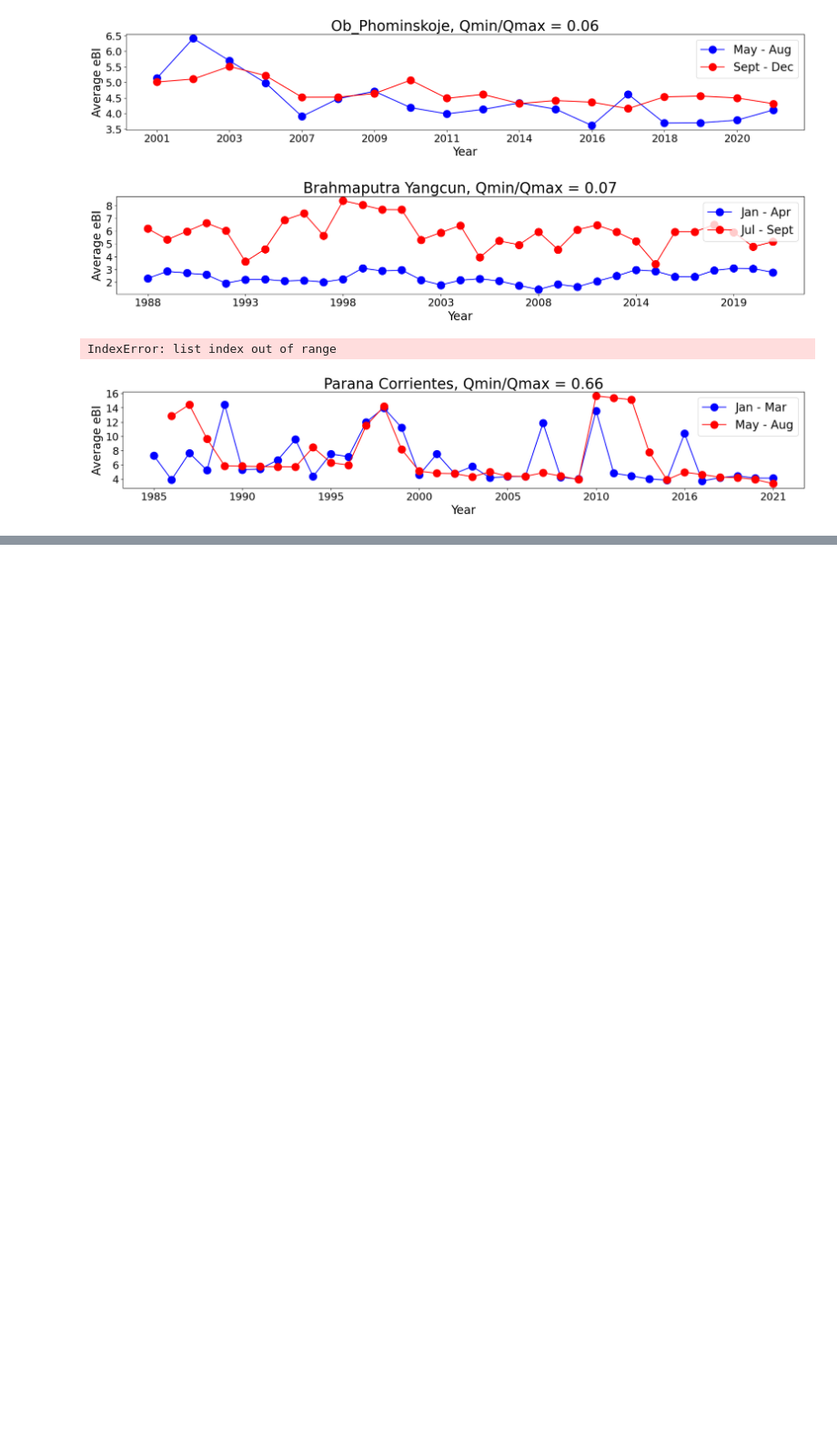
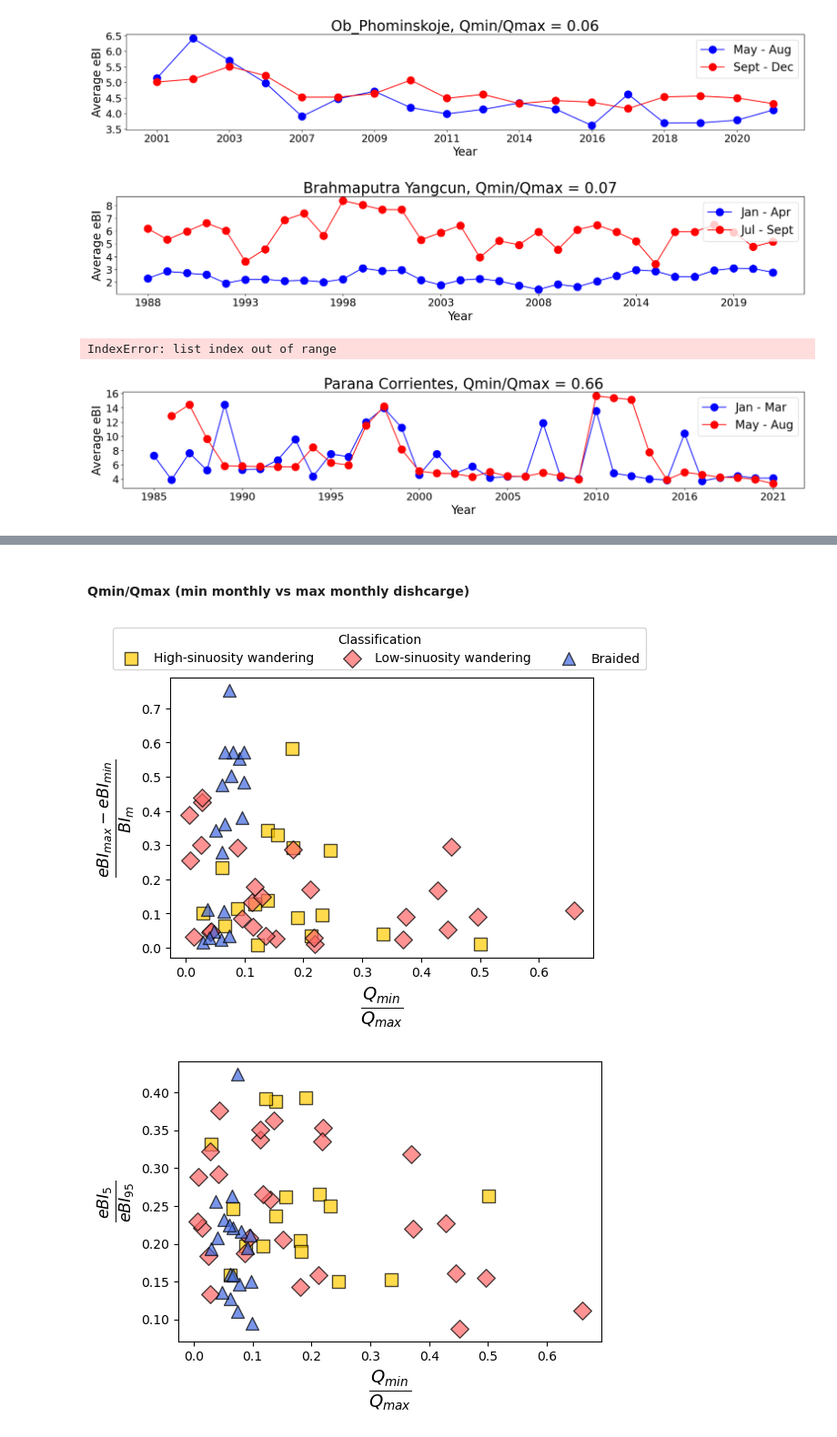
Before and after one commit to feifeixzhao/eBIcalculator, a Jupyter notebook: plot_eBI.ipynb, the cells around one changed output, grey strips where cells are left out. Shown at 91% size. Saved outputs shown, nothing was run; the diff lists cells and outputs as text; code cells hidden in the pictures; blank space fills up the shorter version.

```diff
--- a/plot_eBI.ipynb
+++ b/plot_eBI.ipynb
@@ -734,0 +641,53 @@ Mean yearly eBI difference for eBI_results.csv: 0.42126589888916977
+# %% [markdown]
+#### Qmin/Qmax (min monthly vs max monthly dishcarge)
+# %%
+statistics_df['Qmin_to_Qmax_ratio'] = statistics_df['Qmin'] / statistics_df['Qmax']
+statistics_df['month_diff_mean_bi'] = statistics_df['Month_diff'] / statistics_df['Mean_BI']
+statistics_df['ebi_min_max'] = statistics_df['Percentile_5'] / statistics_df['Percentile_95']
+statistics_df['percent_diff_mean_bi'] = statistics_df['eBI_range'] / statistics_df['Mean_BI']
+
+fig1=plt.figure(figsize=(6, 4))
+fig2=plt.figure(figsize=(6, 4))
+fig3=plt.figure(figsize=(6, 4))
+fig4=plt.figure(figsize=(6, 4))
+ax1 = fig1.add_subplot(111)
+ax2 = fig2.add_subplot(111)
+ax3 = fig3.add_subplot(111)
+ax4 = fig4.add_subplot(111)
+markers = {'HSW': 's', 'LSW': 'D', 'B': '^'}
+colors = {'HSW': '#FFCC00', 'LSW': '#FF6666', 'B': '#4169E1'}
+for cls in markers:
+    ax1.scatter(statistics_df[statistics_df['Classification'] == cls]['Qmin_to_Qmax_ratio'],
+                statistics_df[statistics_df['Classification'] == cls]['month_diff_mean_bi'],
+                label=cls, marker=markers[cls], c=colors[cls], edgecolors='black', s=100, alpha=0.7) # s is size of markers
+    ax2.scatter(statistics_df[statistics_df['Classification'] == cls]['Qmin_to_Qmax_ratio'],
+                statistics_df[statistics_df['Classification'] == cls]['ebi_min_max'],
+                label=cls, marker=markers[cls], c=colors[cls], edgecolors='black', s=100, alpha=0.7) # s is size of markers
+    ax3.scatter(statistics_df[statistics_df['Classification'] == cls]['Qmin_to_Qmax_ratio'],
+                statistics_df[statistics_df['Classification'] == cls]['percent_diff_mean_bi'],
+                label=cls, marker=markers[cls], c=colors[cls], edgecolors='black', s=100, alpha=0.7) # s is size of markers
+    ax4.scatter(statistics_df[statistics_df['Classification'] == cls]['Qmin_to_Qmax_ratio'],
+                statistics_df[statistics_df['Classification'] == cls]['mean_ebi_bi'],
+                label=cls, marker=markers[cls], c=colors[cls], edgecolors='black', s=100, alpha=0.7) # s is size of markers
+
+
+ax1.set_xlabel(r'$\frac{Q_{min}}{Q_{max}}$', fontsize=20)
+ax1.set_ylabel(r'$\frac{\mathit{eBI}_{max} - \mathit{eBI}_{min}}{\mathit{BI}_{m}}$', fontsize=18)
+ax2.set_xlabel(r'$\frac{Q_{min}}{Q_{max}}$', fontsize=20)
+ax2.set_ylabel(r'$\frac{eBI_{5}}{eBI_{95}}$', fontsize=18)
+ax3.set_xlabel(r'$\frac{Q_{min}}{Q_{max}}$', fontsize=20)
+ax3.set_ylabel(r'$\frac{eBI_{95-5}}{BI_{mean}}$', fontsize=18)
+ax4.set_xlabel(r'$\frac{Q_{min}}{Q_{max}}$', fontsize=20)
+ax4.set_ylabel(r'$\frac{eBI_{m}}{BI_{m}}$', fontsize=18)
+plt.xticks(fontsize=14)
+plt.yticks(fontsize=14)
+planform_type = {'HSW': 'High-sinuosity wandering', 'LSW': 'Low-sinuosity wandering', 'B': 'Braided'}
+legend = ax1.legend(title='Classification', loc='upper left', bbox_to_anchor=(-0.15,1.2), ncol=len(markers), labels=planform_type.values())
+
+#save figure
+
+# plt.savefig(r"C:\Users\Feifei\Box\BR_remote_sensing\figures\month_diff_eBI.pdf", format='pdf',dpi=500, bbox_inches='tight',transparent=True)
+# plt.savefig(r"C:\Users\Feifei\Box\BR_remote_sensing\figures\month_diff_eBI.tif", format='tif', dpi=500, bbox_inches='tight')
+# %% [output]
+[figure, added]
+[figure, added]
```
Also changed, not shown: parts of 24 cells of this notebook, 2 other files.
